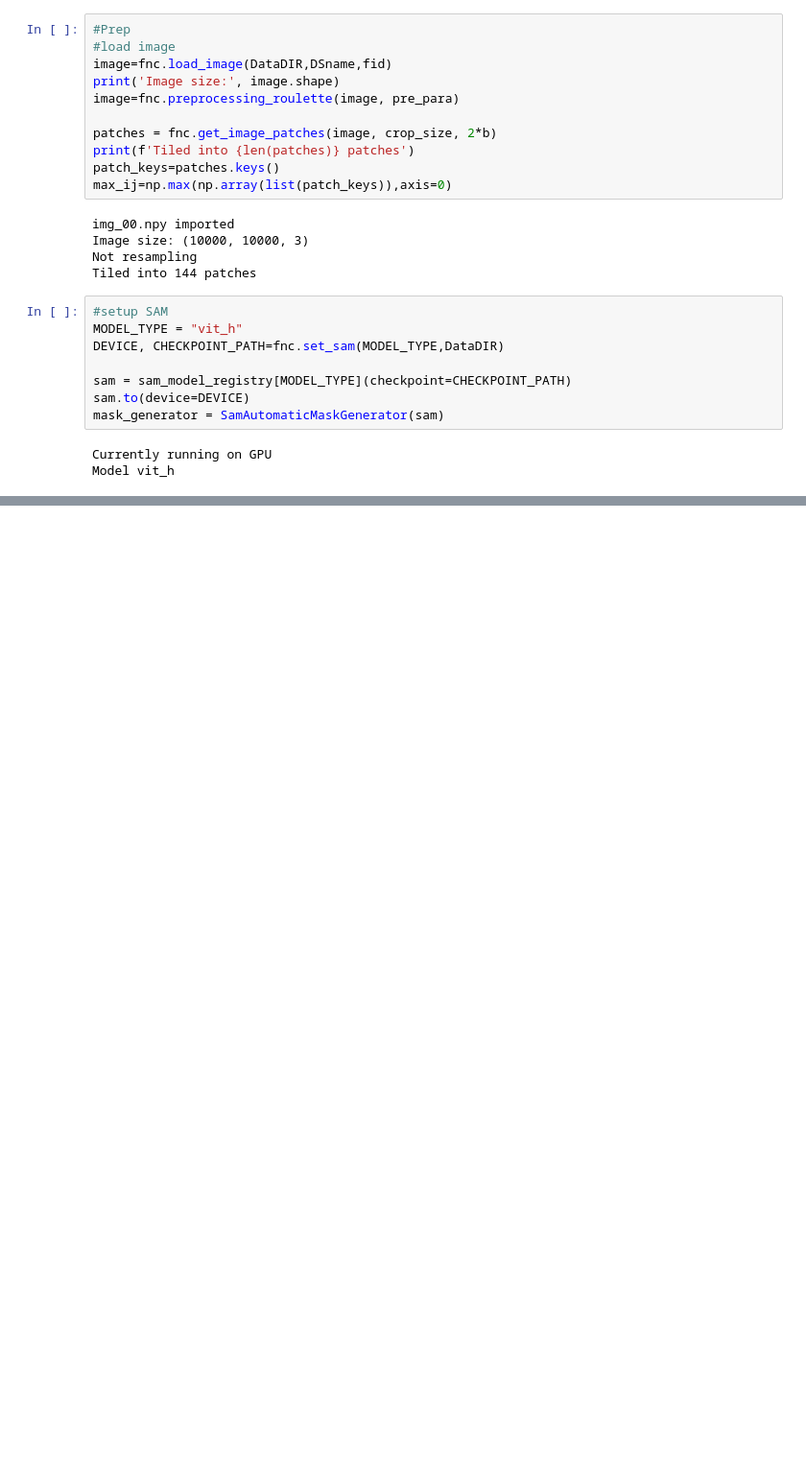
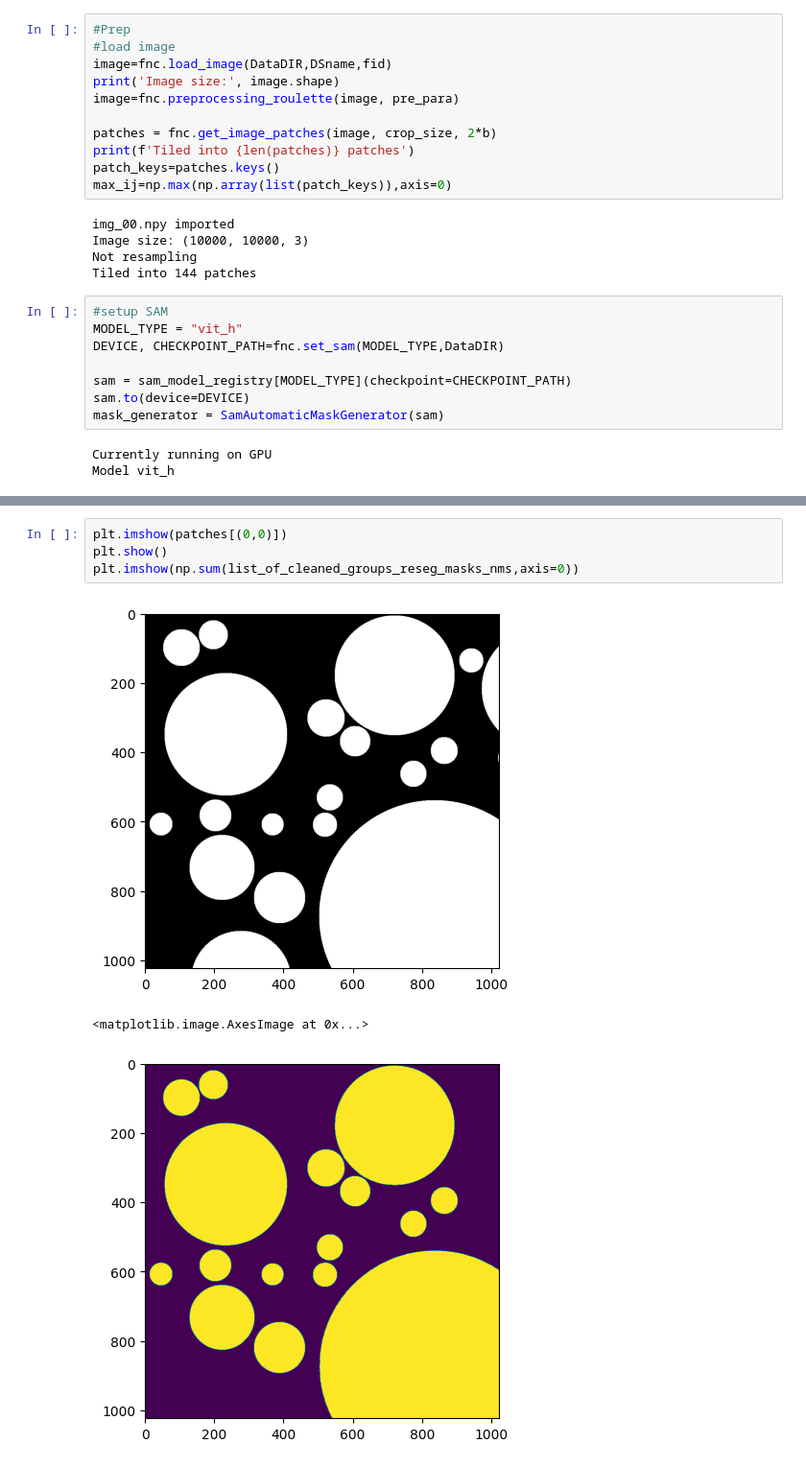
Before and after one commit to UP-RS-ESP/OrthoSAM, a Jupyter notebook: code/first_second_test.ipynb, the cells around one changed output, grey strips where cells are left out. Shown: that part at 96% size. Saved outputs shown, nothing was run; the diff lists cells and outputs as text; blank space fills up the shorter version.

```diff
--- a/code/first_second_test.ipynb
+++ b/code/first_second_test.ipynb
@@ -95,0 +210,8 @@ Model vit_h
+# %%
+plt.imshow(patches[(0,0)])
+plt.show()
+plt.imshow(np.sum(list_of_cleaned_groups_reseg_masks_nms,axis=0))
+# %% [output]
+[figure, added]
+<matplotlib.image.AxesImage at 0x...>
+[figure, added]
```
Also changed, not shown: parts of 3 cells of this notebook, 9 other files.
